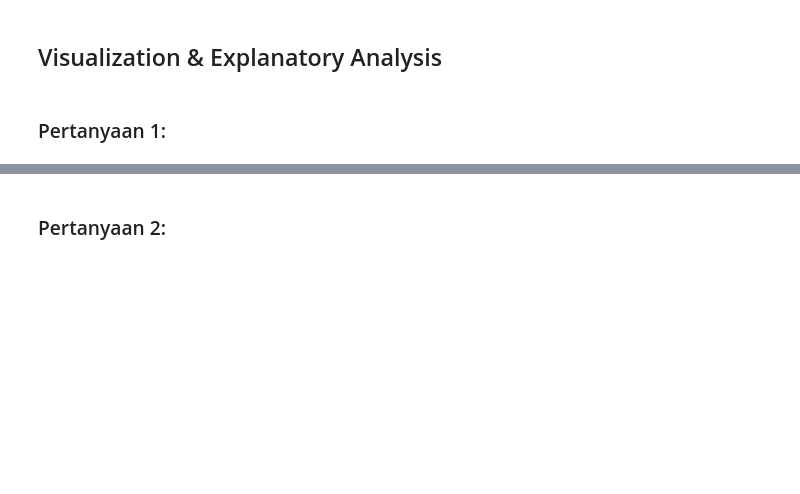
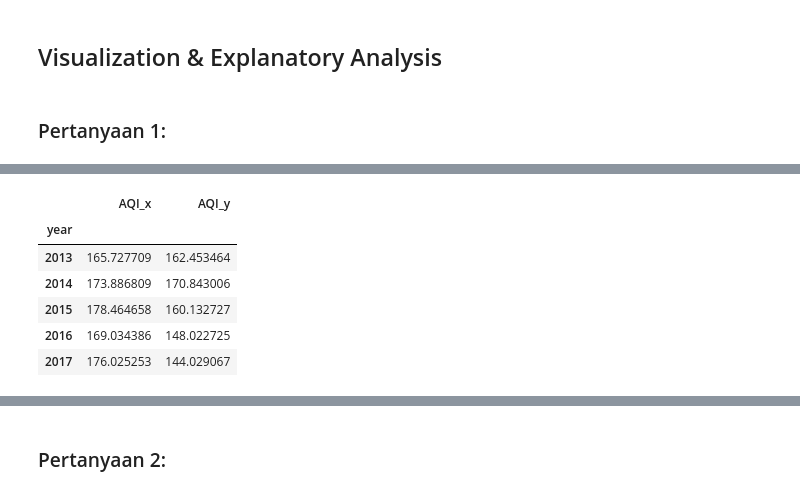
Before and after one commit to agna2103/l_analisis_data, a Jupyter notebook: notebook.ipynb, the cells around one changed output, grey strips where cells are left out. Drawn from its saved outputs; the diff is of its cells as text; code cells hidden in the pictures; blank space fills up the shorter version.

```diff
--- a/notebook.ipynb
+++ b/notebook.ipynb
@@ -791,0 +831,12 @@ dongsi_df.describe( include= "all")
+# %%
+#membuat tabel gabungan
+merge_12 = pd.merge(left = aotizhongxin, right = changpin, how = "outer", left_on = "year", right_on = "year")
+merge_12
+# %% [output]
+|  | AQI_x | AQI_y |
+| year |  |  |
+| 2013 | 165.727709 | 162.453464 |
+| 2014 | 173.886809 | 170.843006 |
+| 2015 | 178.464658 | 160.132727 |
+| 2016 | 169.034386 | 148.022725 |
+| 2017 | 176.025253 | 144.029067 |
```
Also changed, not shown: parts of 7 cells of this notebook.
